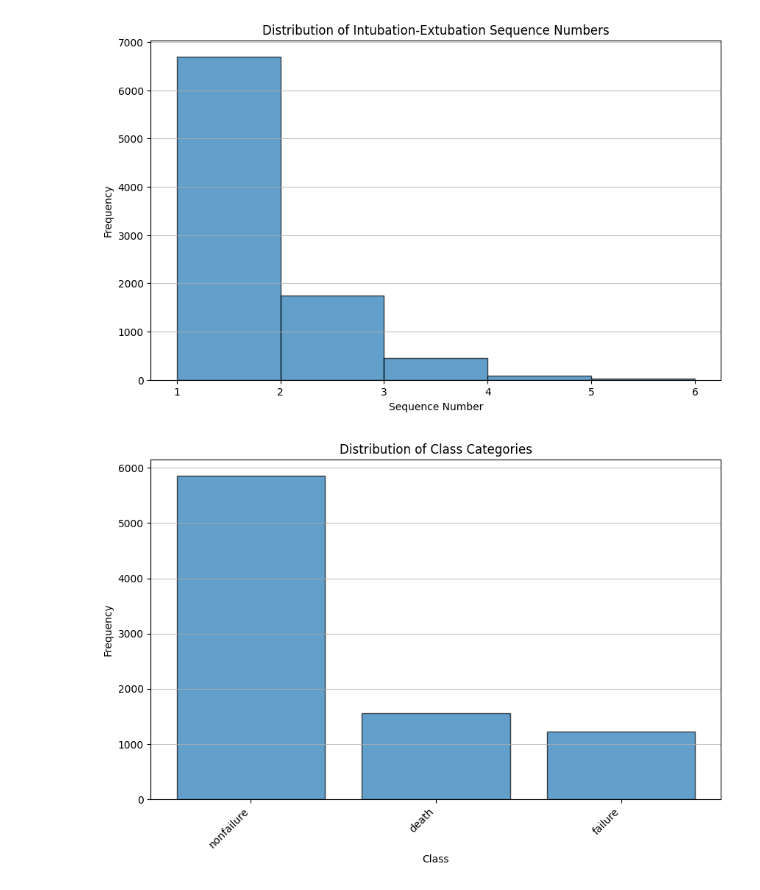
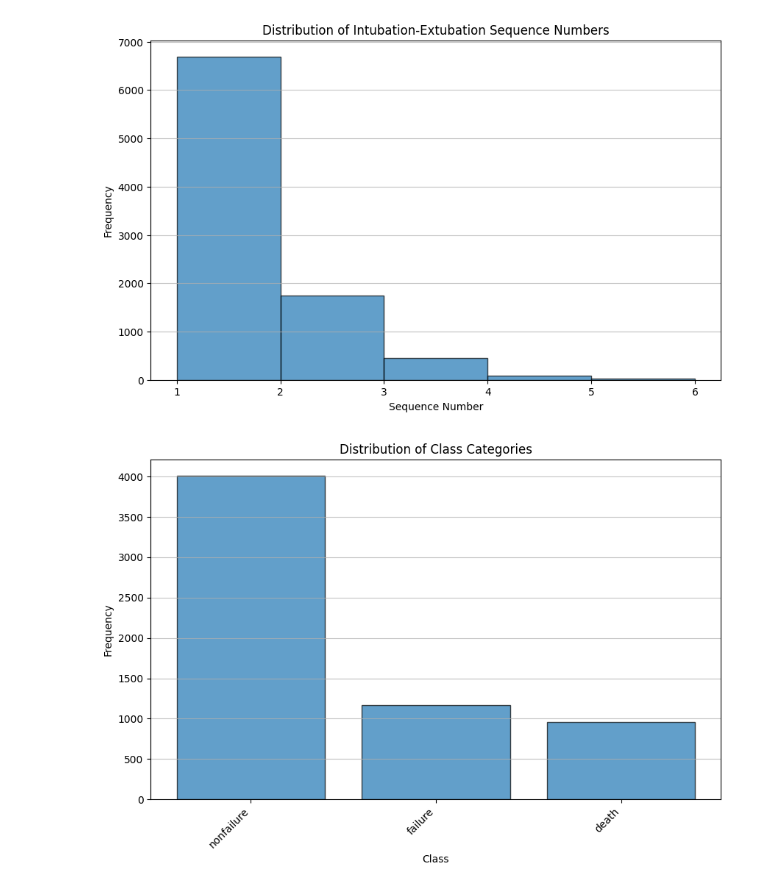
Before and after one commit to sujungleeml/P1_extubationfailure, a Jupyter notebook: 서대철/subjectlist_alignment_main.ipynb, the cells around one changed output. Drawn from its saved outputs; the diff is of its cells as text; code cells hidden in the pictures.

```diff
--- a/서대철/subjectlist_alignment_main.ipynb
+++ b/서대철/subjectlist_alignment_main.ipynb
@@ -229,13 +229,13 @@ reintubation_df2.to_csv('./outputs/reintubation_df2.csv')
 ### 5. 환자군 분류 (ext failure, non-failure, etc.)
 # %%
 # 데이터 임포트
-reintubation_df2 = pd.read_csv('./outputs/reintubation_df2.csv', index_col=0)
+reintubation_df = pd.read_csv('./outputs/reintubation_df.csv', index_col=0)
 
 # 시간변수 변환
-time_cols = ['intubationtime', 'extubationtime', 'admittime', 'dischtime', 'deathtime']
-reintubation_df2 = util.to_datetime(reintubation_df2, time_cols)
+time_cols = ['intubationtime', 'extubationtime', 'admittime', 'dischtime', 'deathtime', 'reintubation_eventtime']
+reintubation_df = util.to_datetime(reintubation_df, time_cols)
 
-print(reintubation_df2.shape)
+print(reintubation_df.shape)
 # %% [output]
 Converted intubationtime to datetime.
 Converted extubationtime to datetime.
@@ -305,5 +306,5 @@ def categorize_patients(df):
 
     return subjects_df
 # %%
-subjects_df = categorize_patients(reintubation_df2)
+subjects_df = categorize_patients(reintubation_df)
 # %% [output]
@@ -329,2 +328,8 @@ subjects_df.to_csv('./outputs/subjects_df.csv')
+# %%
+subjects_df.to_csv('./outputs/subjectlist1.csv')
+
+# mvtime 제거한 버전
+subjects_df2 = subjects_df[subjects_df.mvtime == False]
+subjects_df2.to_csv('./outputs/subjectlist2.csv')
 # %% [markdown]
 #### 데이터 요약
@@ -342,16 +387,16 @@ plt.show()
 [figure]
 # %%
 # Count the occurrences of each class
-class_counts = subjects_df['class'].value_counts()
+class_counts = subjects_df2['class'].value_counts()
 
 # Create a bar chart
 plt.figure(figsize=(10, 6))
 plt.bar(class_counts.index, class_counts.values, edgecolor='k', alpha=0.7)
 plt.title('Distribution of Class Categories')
 plt.xlabel('Class')
 plt.ylabel('Frequency')
 plt.grid(axis='y', alpha=0.75)
 plt.xticks(rotation=45, ha='right')  # Rotate x-axis labels for readability
 plt.show()
 # %% [output]
-[figure, old version]
+[figure, new version]
```
Also changed, not shown: parts of 26 cells of this notebook, 7 other files.
